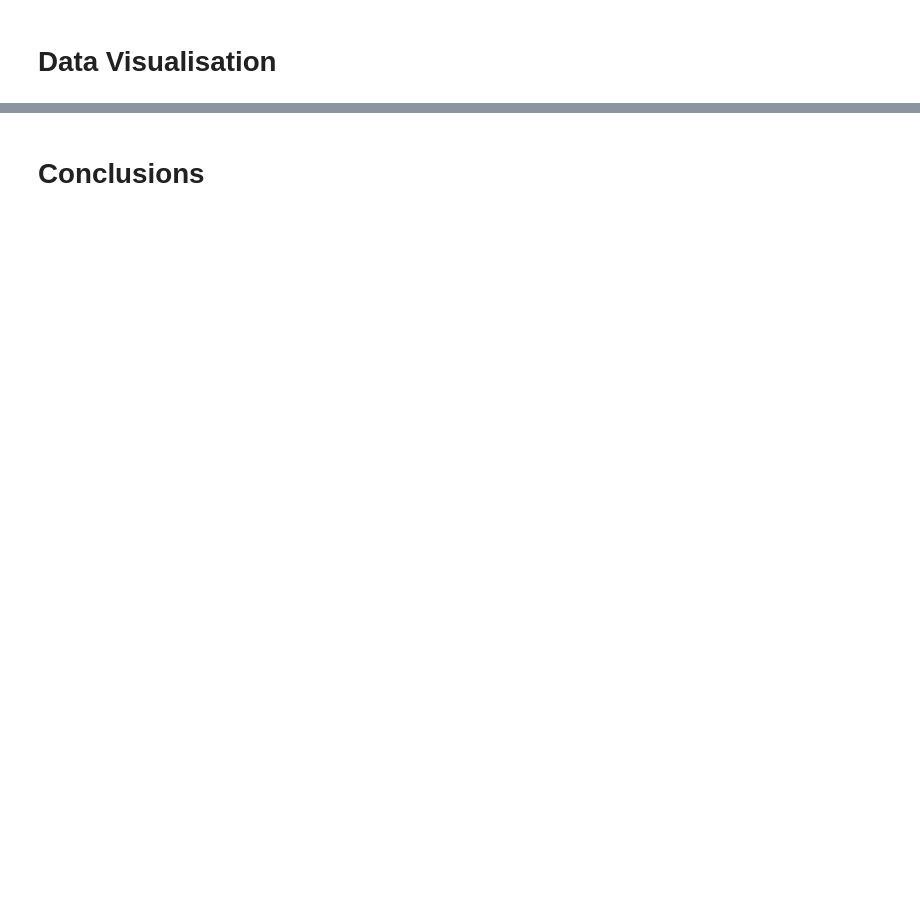
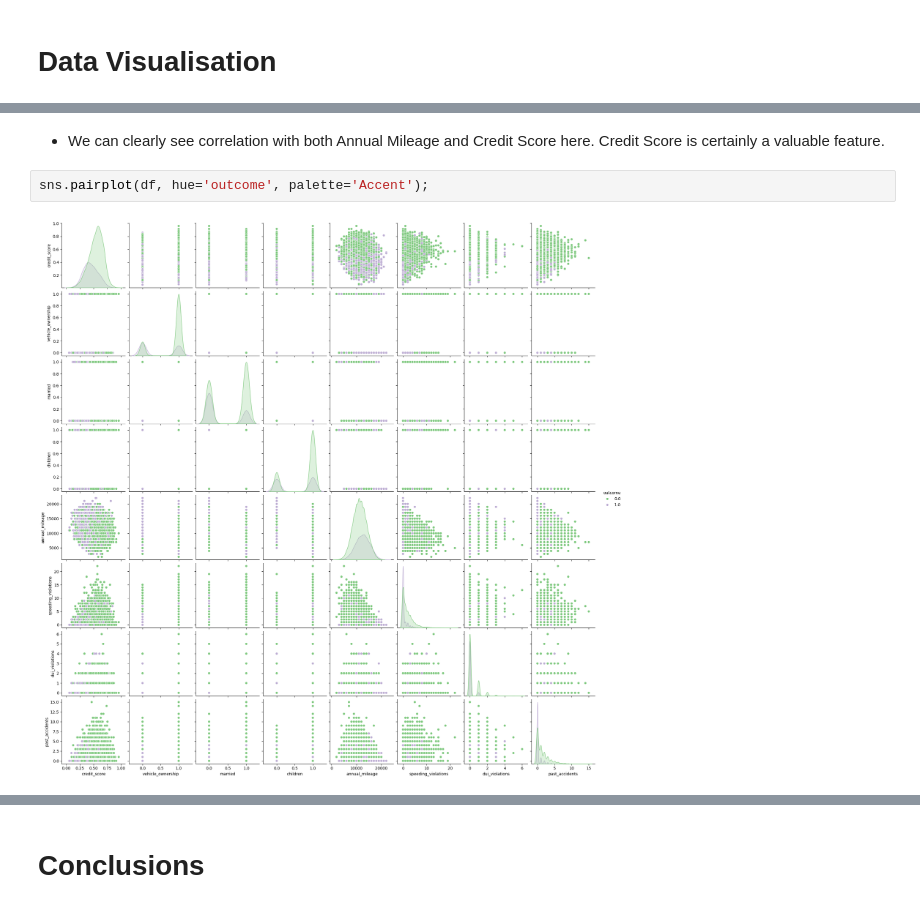
Before and after one commit to troobadure/amazinum-ds-camp, a Jupyter notebook: homeworks/lesson_4_eda_homework.ipynb, the cells around one changed output, grey strips where cells are left out. Drawn from its saved outputs; the diff is of its cells as text; blank space fills up the shorter version.

```diff
--- a/homeworks/lesson_4_eda_homework.ipynb
+++ b/homeworks/lesson_4_eda_homework.ipynb
@@ -259,0 +402,6 @@ numeric_columns = ['credit_score', 'vehicle_ownership', 'married', 'children', '
+# %% [markdown]
+- We can clearly see correlation with both Annual Mileage and Credit Score here. Credit Score is certainly a valuable feature.
+# %%
+sns.pairplot(df, hue='outcome', palette='Accent');
+# %% [output]
+[figure, added]
```
Also changed, not shown: parts of 29 cells of this notebook.
